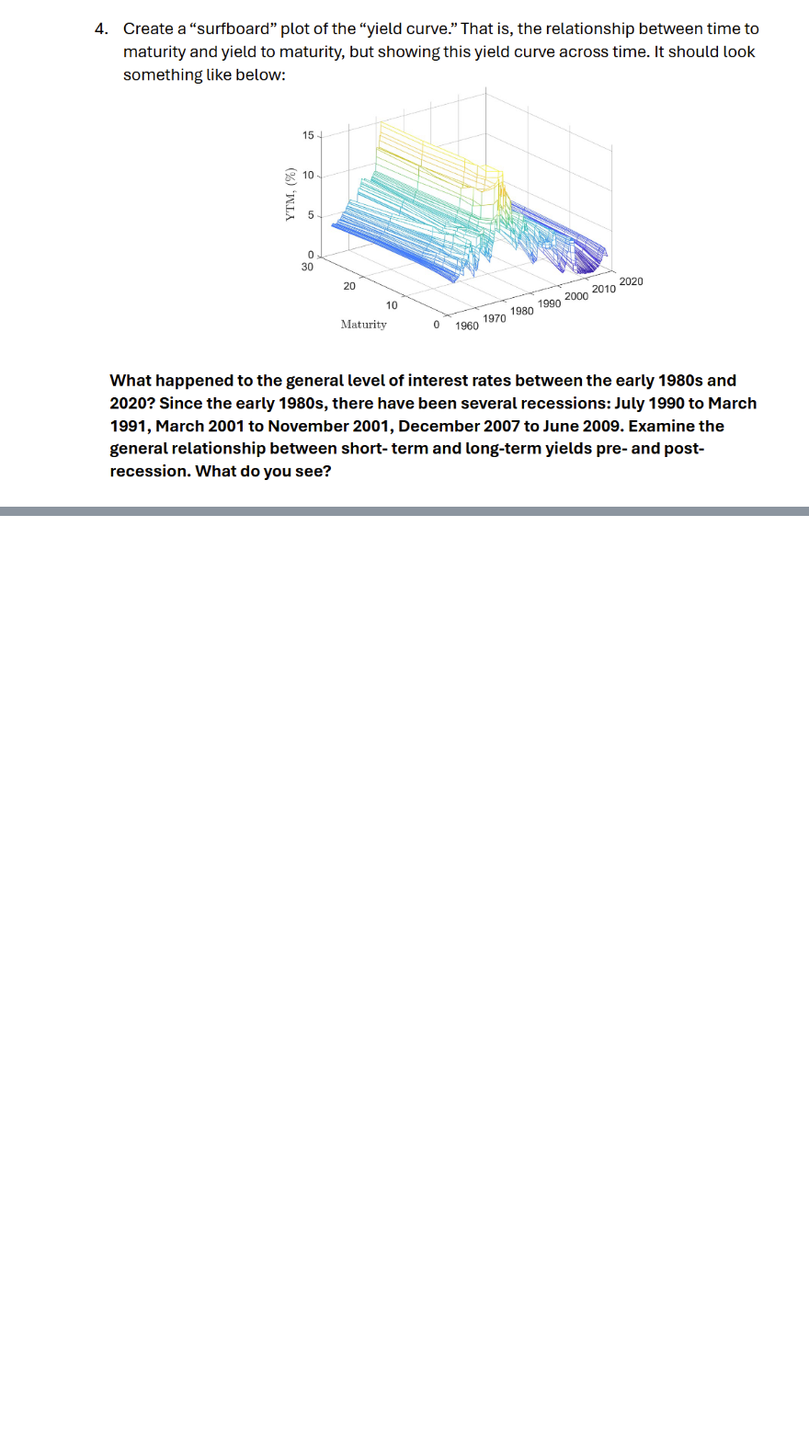
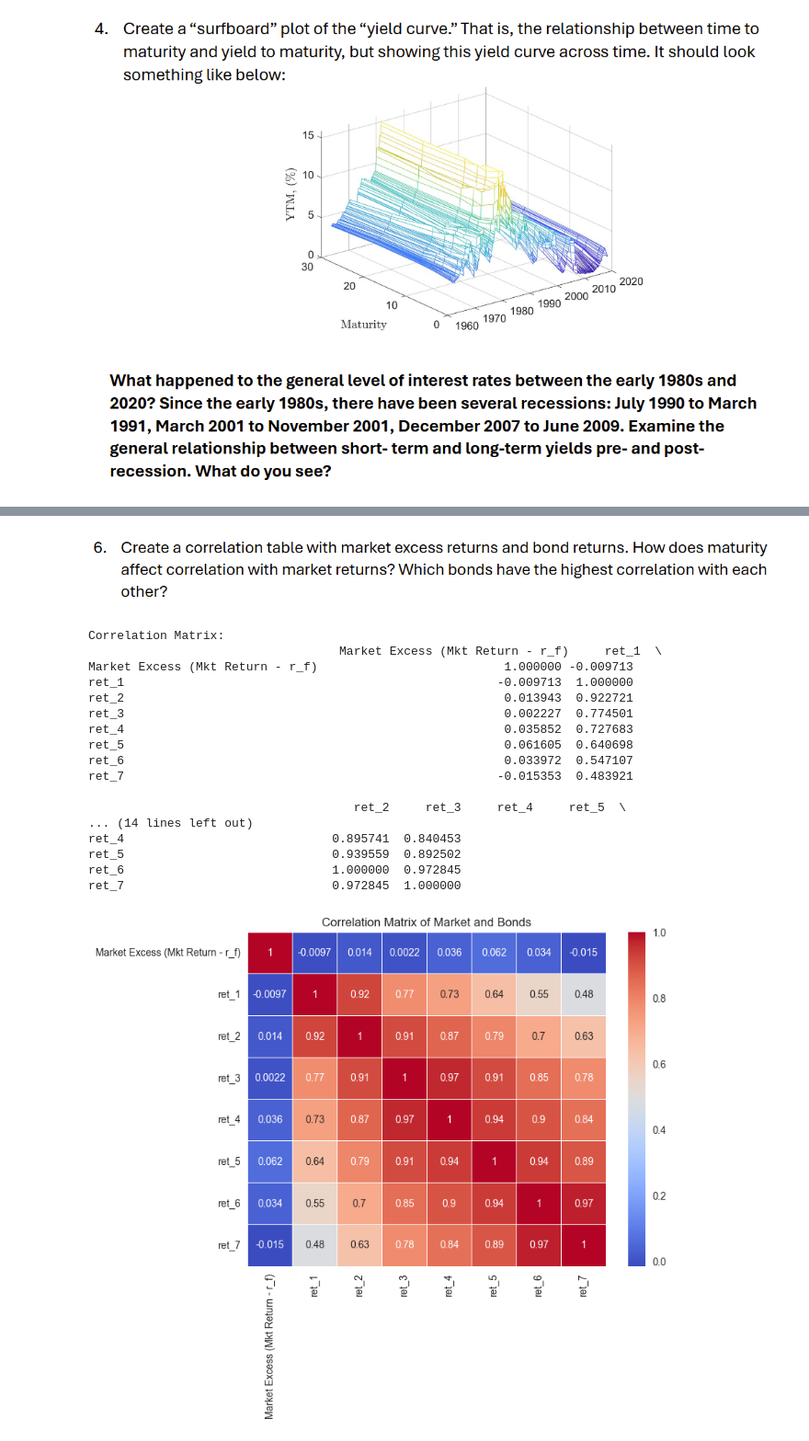
Before and after one commit to rohilahuja3/MSF_Econometric_Lab, a Jupyter notebook: Week4/Week4.ipynb, the cells around one changed output, grey strips where cells are left out. Shown at 92% size. Drawn from its saved outputs; the diff is of its cells as text; code cells hidden in the pictures; blank space fills up the shorter version.

```diff
--- a/Week4/Week4.ipynb
+++ b/Week4/Week4.ipynb
@@ -775,0 +265,33 @@ KeyError: np.int64(7)
+# %% [markdown]
+![image.png](attachment:image.png)
+# %%
+combined_data = df_FF3[["Market Excess (Mkt Return - r_f)"]].copy()
+for i in range(7):
+ combined_data[f'ret_{i+1}'] = df_UST[f'ret_{i+1}']
+# Compute correlation matrix
+correlation_matrix = combined_data.corr()
+print("Correlation Matrix:\n", correlation_matrix)
+# Plot heatmap of correlation matrix
+plt.figure(figsize=(8, 6))
+sns.heatmap(correlation_matrix, annot=True, cmap='coolwarm', linewidths=0.5)
+plt.title('Correlation Matrix of Market and Bonds')
+plt.show()
+# %% [output]
+Correlation Matrix:
+                                   Market Excess (Mkt Return - r_f)     ret_1  \
+Market Excess (Mkt Return - r_f)                          1.000000 -0.009713
+ret_1                                                    -0.009713  1.000000
+ret_2                                                     0.013943  0.922721
+ret_3                                                     0.002227  0.774501
+ret_4                                                     0.035852  0.727683
+ret_5                                                     0.061605  0.640698
+ret_6                                                     0.033972  0.547107
+ret_7                                                    -0.015353  0.483921
+
+                                     ret_2     ret_3     ret_4     ret_5  \
+... (14 lines left out)
+ret_4                             0.895741  0.840453
+ret_5                             0.939559  0.892502
+ret_6                             1.000000  0.972845
+ret_7                             0.972845  1.000000
+[figure, added]
```
Also changed, not shown: parts of 20 cells of this notebook, 7 other files.
